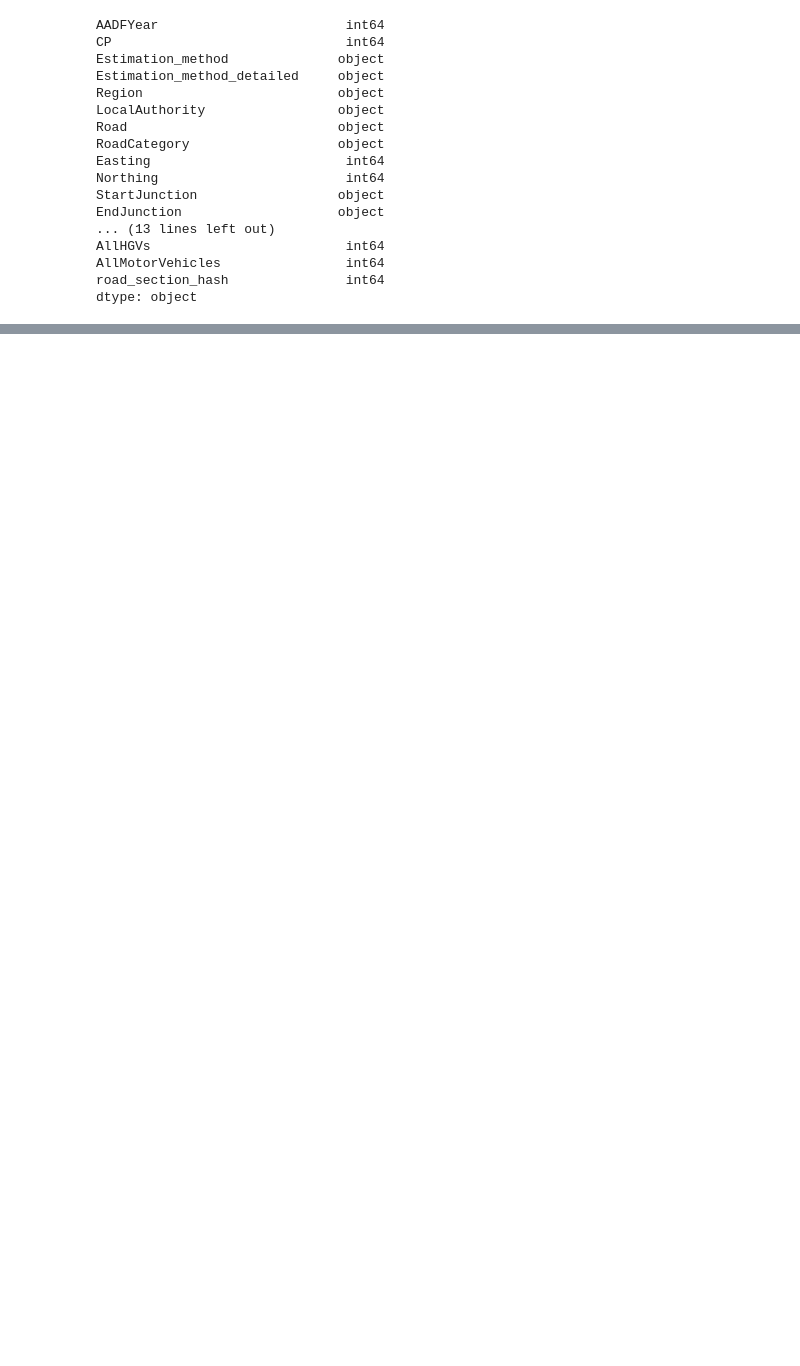
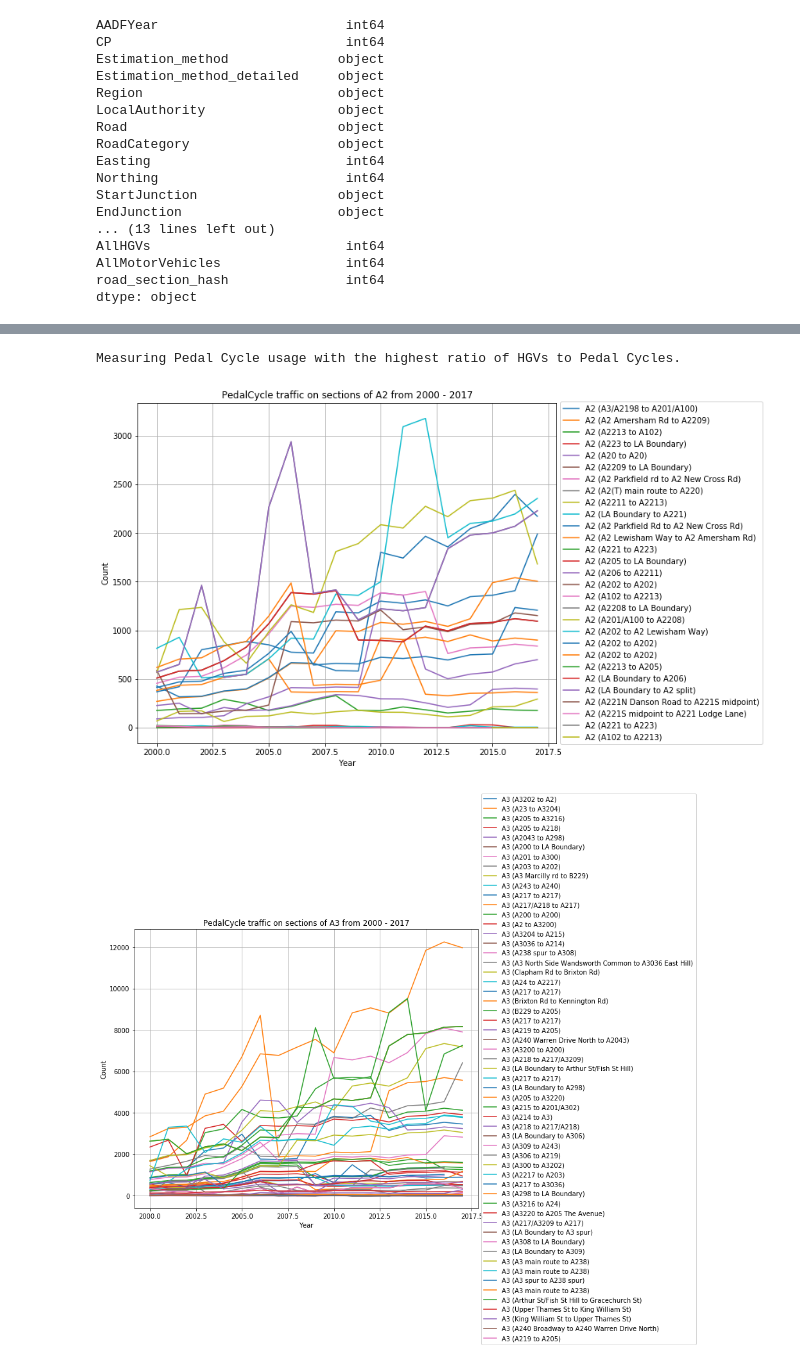
Before and after one commit to overington/Project-network-graphing-with-python, a Jupyter notebook: report.ipynb, the cells around one changed output, grey strips where cells are left out. Saved outputs shown, nothing was run; the diff lists cells and outputs as text; code cells hidden in the pictures; blank space fills up the shorter version.

```diff
--- a/report.ipynb
+++ b/report.ipynb
@@ -75,0 +95,17 @@ london_df.describe()
+# %%
+from src import filter_collect, plot_per_year
+
+# Find all the segments of a road (eg A1), then make different plots for each of those values over time
+
+heavy_split_df = london_df[(london_df['AADFYear']==2017) & (london_df['PedalCycles']>0)][['Road','PedalCycles','AllHGVs']]
+heavy_split_df['heavy'] = heavy_split_df['AllHGVs']/heavy_split_df['PedalCycles']
+danger_level = heavy_split_df['heavy'].describe([0.98])[-2]
+road_list = heavy_split_df[heavy_split_df['heavy']>=danger_level].Road.unique()
+print("Measuring Pedal Cycle usage with the highest ratio of HGVs to Pedal Cycles.")
+for i, road in enumerate(road_list):
+    R = london_df[london_df['Road']==road]
+    plot_per_year(R, 'PedalCycles', 'PedalCycle traffic on sections of {} from 2000 - 2017'.format(road))
+# %% [output]
+Measuring Pedal Cycle usage with the highest ratio of HGVs to Pedal Cycles.
+[figure, added]
+[figure, added]
```
Also changed, not shown: parts of 14 cells of this notebook.
